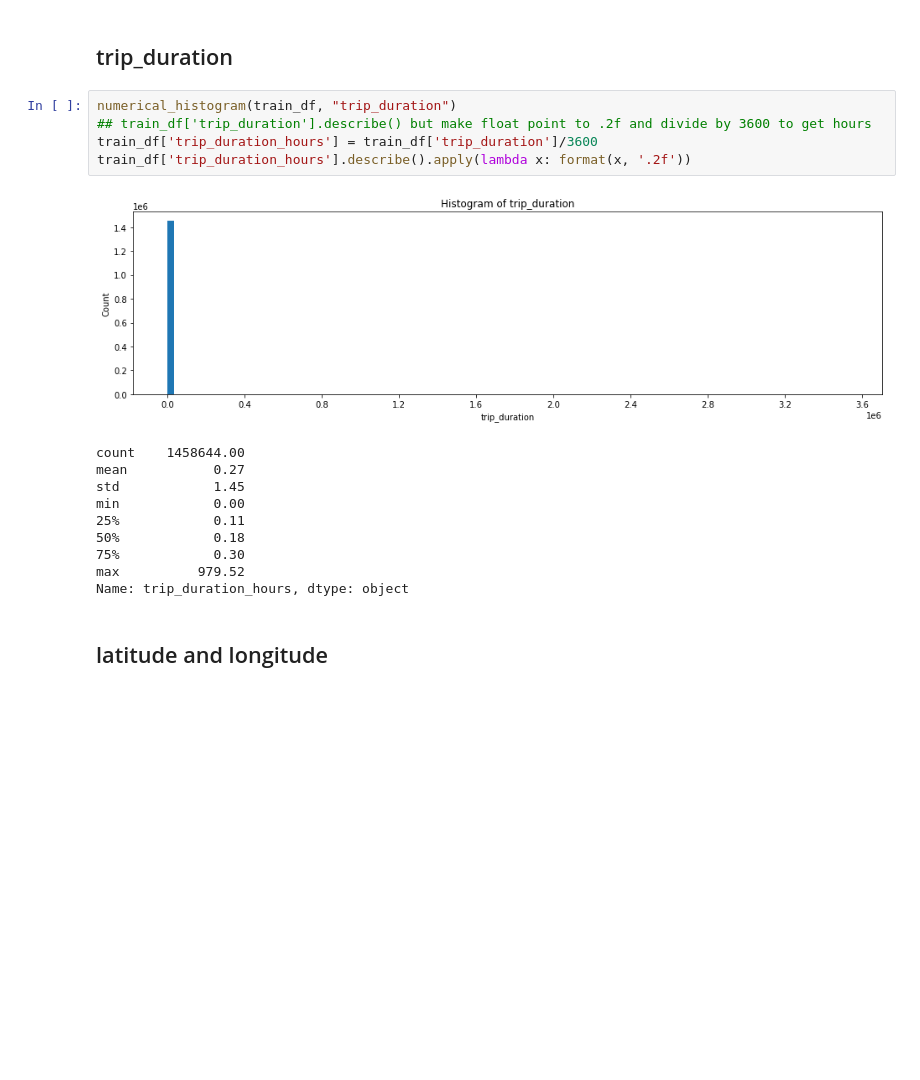
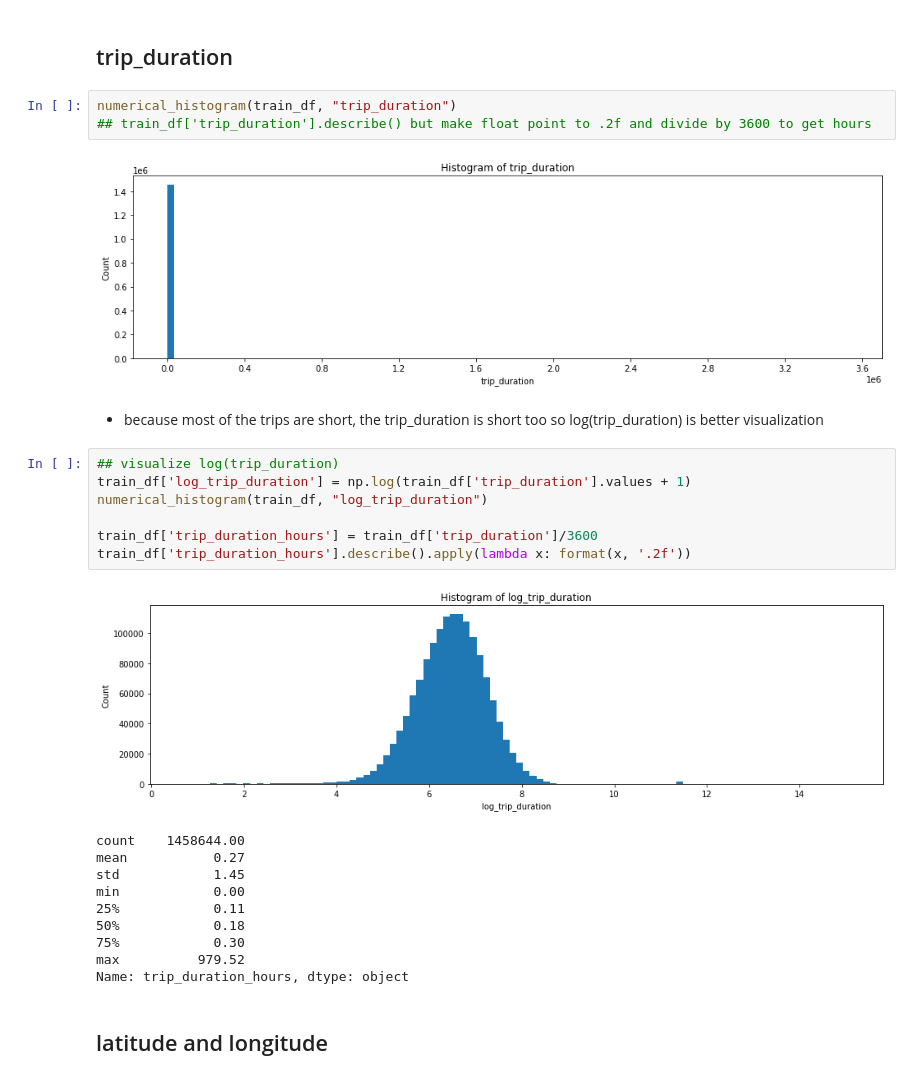
Before and after one commit to yousefelmahdy/Taxi-Trip-Duration-BD, a Jupyter notebook: EDA.ipynb, the cells around one changed output. Saved outputs shown, nothing was run; the diff lists cells and outputs as text; blank space fills up the shorter version.

```diff
--- a/EDA.ipynb
+++ b/EDA.ipynb
@@ -172,19 +172,28 @@ Name: store_and_fwd_flag, dtype: int64
 # %%
 numerical_histogram(train_df, "trip_duration")
 ## train_df['trip_duration'].describe() but make float point to .2f and divide by 3600 to get hours
-train_df['trip_duration_hours'] = train_df['trip_duration']/3600
-train_df['trip_duration_hours'].describe().apply(lambda x: format(x, '.2f'))
 # %% [output]
 [figure]
-count    1458644.00
-mean           0.27
-std            1.45
-min            0.00
-25%            0.11
-50%            0.18
-75%            0.30
-max          979.52
-Name: trip_duration_hours, dtype: object
+# %% [markdown]
+* because most of the trips are short, the trip_duration is short too so log(trip_duration) is better visualization
+# %%
+## visualize log(trip_duration)
+train_df['log_trip_duration'] = np.log(train_df['trip_duration'].values + 1)
+numerical_histogram(train_df, "log_trip_duration")
+
+train_df['trip_duration_hours'] = train_df['trip_duration']/3600
+train_df['trip_duration_hours'].describe().apply(lambda x: format(x, '.2f'))
+# %% [output]
+[figure, added]
+count    1458644.00
+mean           0.27
+std            1.45
+min            0.00
+25%            0.11
+50%            0.18
+75%            0.30
+max          979.52
+Name: trip_duration_hours, dtype: object
 # %% [markdown]
 ## latitude and longitude
 # %%
```
Also changed, not shown: parts of 4 cells of this notebook.
